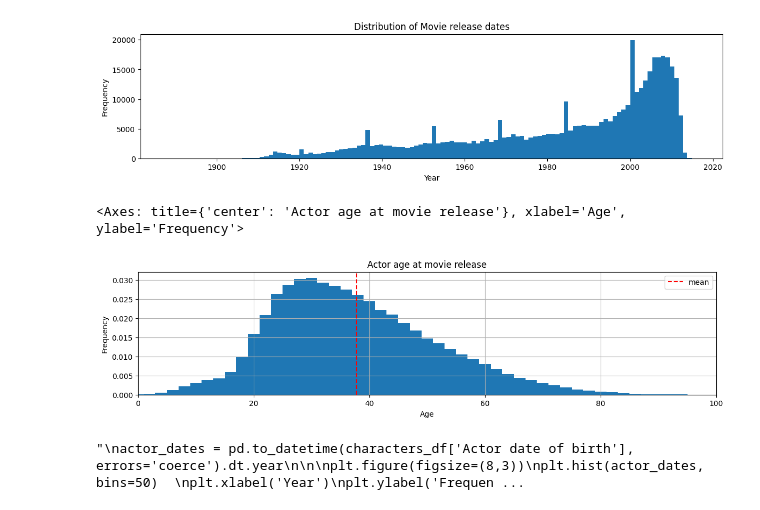
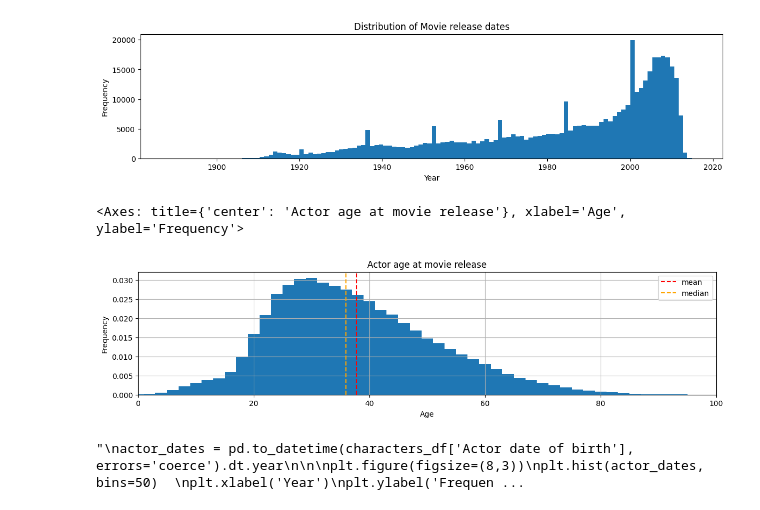
Before and after one commit to epfl-ada/ada-2024-project-metal2024, a Jupyter notebook: dataset_exploration.ipynb, the cells around one changed output. Drawn from its saved outputs; the diff is of its cells as text; code cells hidden in the pictures.

```diff
--- a/dataset_exploration.ipynb
+++ b/dataset_exploration.ipynb
@@ -70,15 +70,16 @@ plt.show()
 # %%
 plt.figure(figsize=(14,3))
 plt.title("Actor age at movie release")
 plt.xlabel('Age')
 plt.ylabel('Frequency')
 plt.xlim(0,100)
 plt.axvline(characters_df["Actor age at movie release"].mean(), linestyle="--", color="red", label="mean")
+plt.axvline(characters_df["Actor age at movie release"].median(), color="orange", label="median", linestyle="--")
 plt.legend()
 characters_df["Actor age at movie release"].hist(bins=4000, density=True)
 # %% [output]
 <Axes: title={'center': 'Actor age at movie release'}, xlabel='Age', ylabel='Frequency'>
-[figure, old version]
+[figure, new version]
 # %%
 """
 actor_dates = pd.to_datetime(characters_df['Actor date of birth'], errors='coerce').dt.year
```
Also changed, not shown: parts of 1 cell of this notebook.
